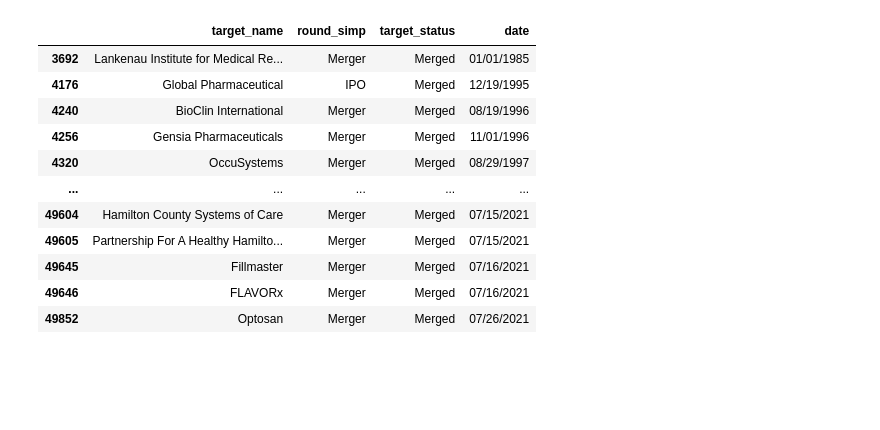
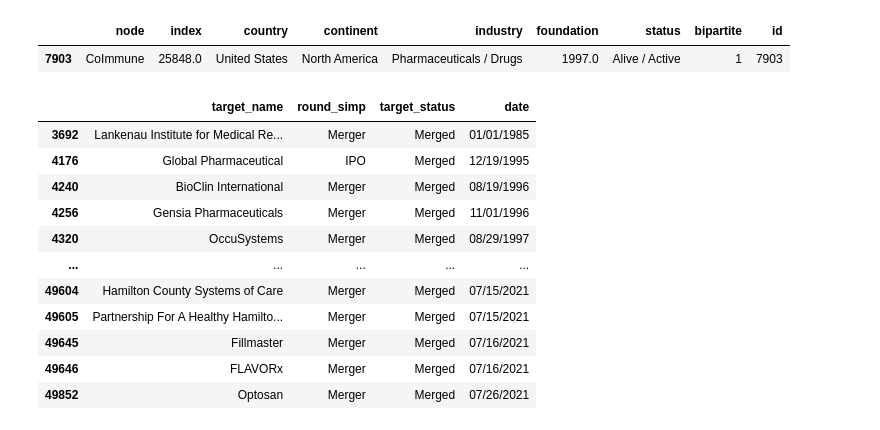
Before and after one commit to testalorenzo/crunch_net, a Jupyter notebook: Covariate/NetowrkFormation.ipynb, the cells around one changed output. Saved outputs shown, nothing was run; the diff lists cells and outputs as text; code cells hidden in the pictures; blank space fills up the shorter version.

```diff
--- a/Covariate/NetowrkFormation.ipynb
+++ b/Covariate/NetowrkFormation.ipynb
@@ -78,3 +104,8 @@ stati3
+# %%
+nodes[nodes['id'] == 7903]
+# %% [output]
+|  | node | index | country | continent | industry | foundation | status | bipartite | id |
+| 7903 | CoImmune | 25848.0 | United States | North America | Pharmaceuticals / Drugs | 1997.0 | Alive / Active | 1 | 7903 |
 # %%
 stati2[stati2["target_status"] == "Merged"].drop_duplicates()[["target_name","round_simp","target_status", "date"]]
 # %% [output]
```
Also changed, not shown: parts of 19 cells of this notebook, 30 other files.
